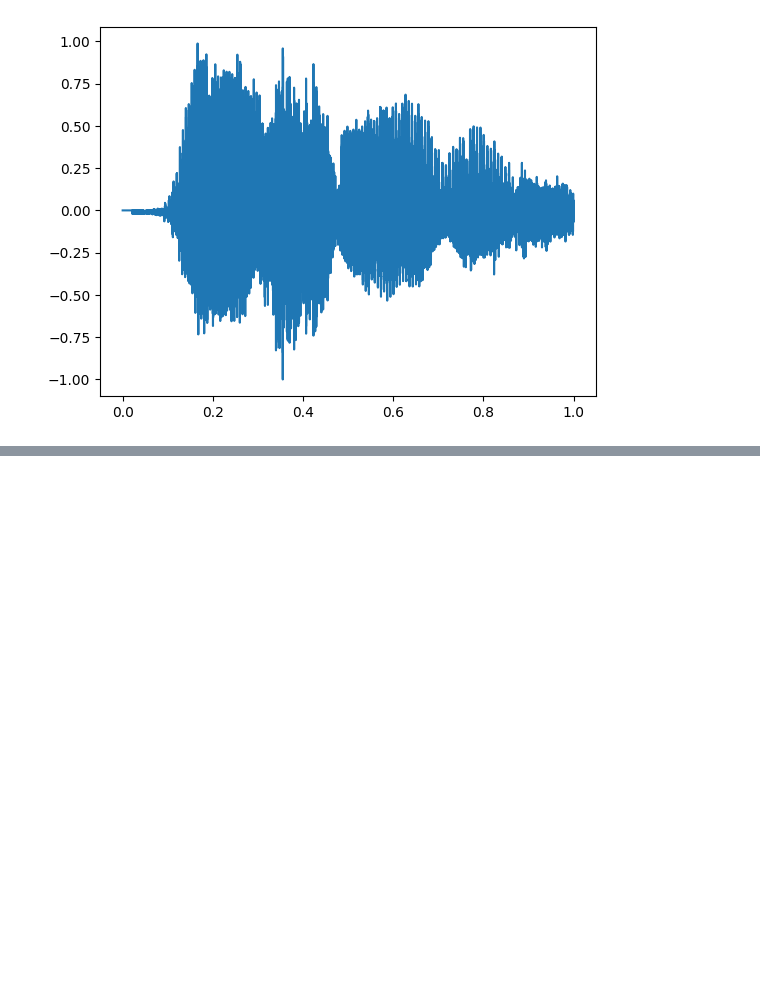
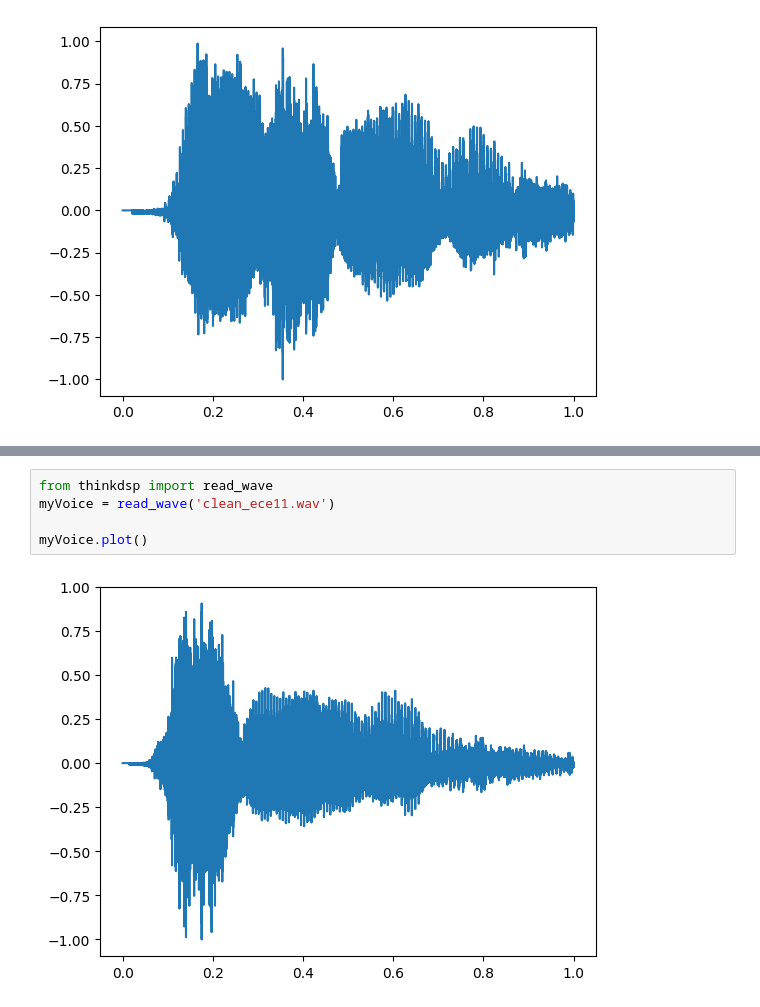
Before and after one commit to renzperit11/DSP, a Jupyter notebook: audio_recognition_project/cleanAudiofile.ipynb, the cells around one changed output, grey strips where cells are left out. Drawn from its saved outputs; the diff is of its cells as text; blank space fills up the shorter version.

```diff
--- a/audio_recognition_project/cleanAudiofile.ipynb
+++ b/audio_recognition_project/cleanAudiofile.ipynb
@@ -442,0 +480,7 @@ myVoice.plot()
+# %%
+from thinkdsp import read_wave
+myVoice = read_wave('clean_ece11.wav')
+
+myVoice.plot()
+# %% [output]
+[figure, added]
```
Also changed, not shown: parts of 2 cells of this notebook.
